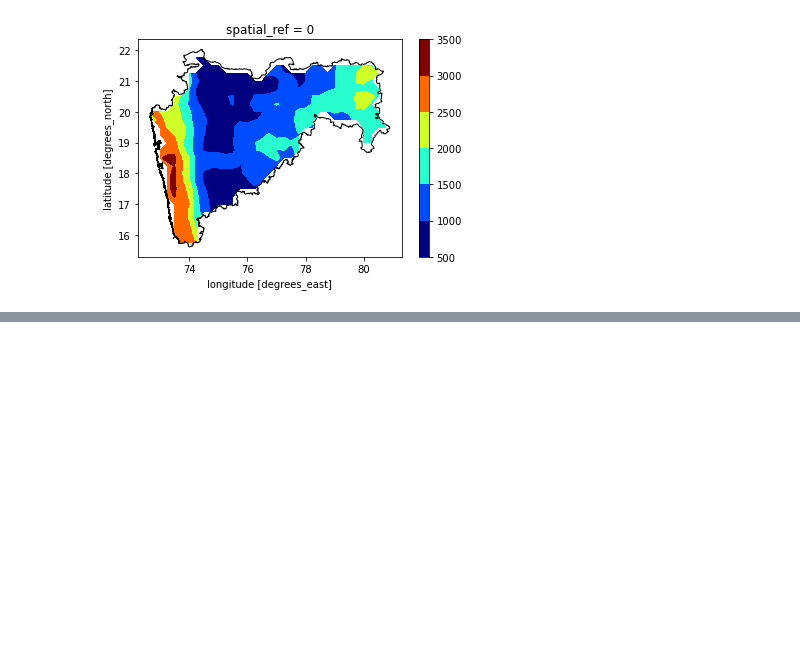
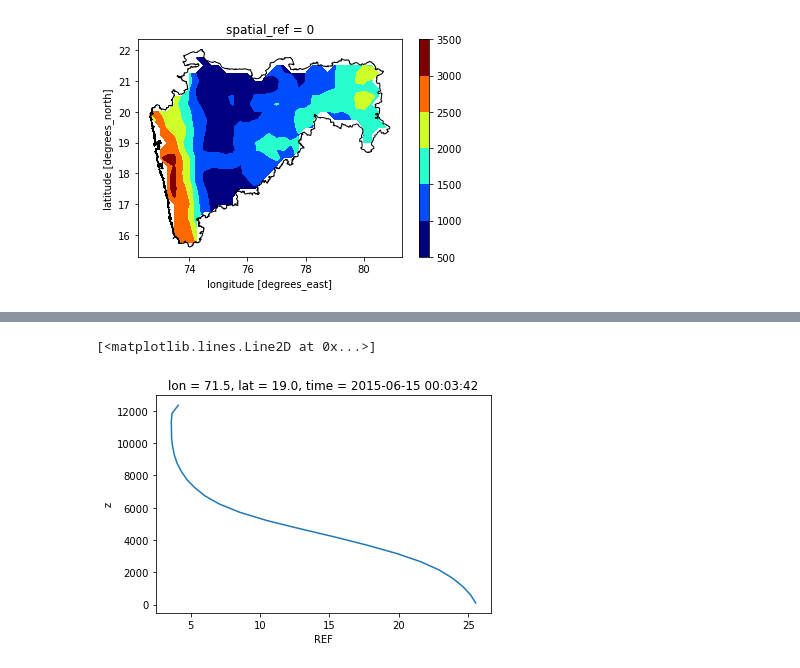
Before and after one commit to syedhamidali/imd, a Jupyter notebook: GPM_IMD_MATCH-Copy1.ipynb, the cells around one changed output, grey strips where cells are left out. Cells and saved outputs as stored; diff of their text form; code cells hidden in the pictures; blank space fills up the shorter version.

```diff
--- a/GPM_IMD_MATCH-Copy1.ipynb
+++ b/GPM_IMD_MATCH-Copy1.ipynb
@@ -105,0 +136,5 @@ plt.show()
+# %%
+ds["REF"][0].sel(lat=19,lon=71.5,method='nearest').plot(y='z')
+# %% [output]
+[<matplotlib.lines.Line2D at 0x...>]
+[figure, added]
```
Also changed, not shown: parts of 7 cells of this notebook.
